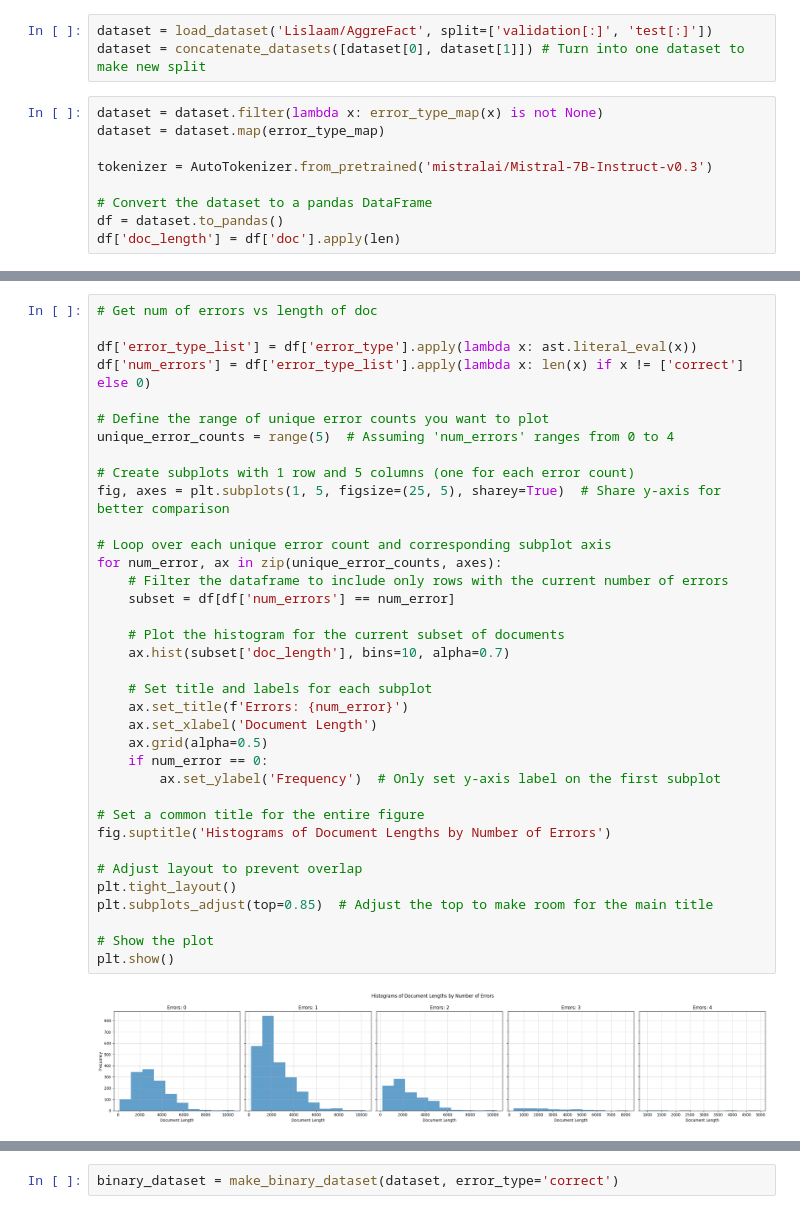
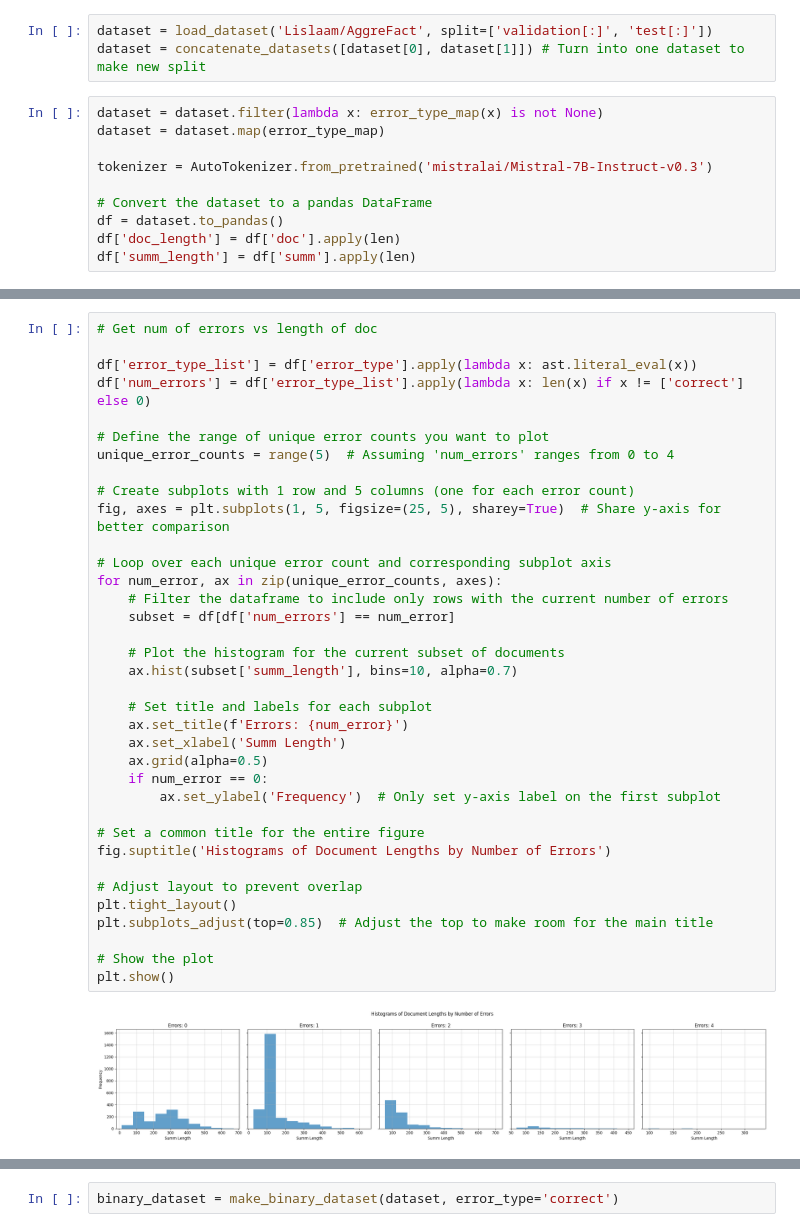
Before and after one commit to Lislaam/llm_hallucinations, a Jupyter notebook: explore_dataset.ipynb, the cells around one changed output, grey strips where cells are left out. Saved outputs shown, nothing was run; the diff lists cells and outputs as text.

```diff
--- a/explore_dataset.ipynb
+++ b/explore_dataset.ipynb
@@ -130,6 +131,7 @@ tokenizer = AutoTokenizer.from_pretrained('mistralai/Mistral-7B-Instruct-v0.3')
 # Convert the dataset to a pandas DataFrame
 df = dataset.to_pandas()
 df['doc_length'] = df['doc'].apply(len)
+df['summ_length'] = df['summ'].apply(len)
 # %%
 # Define the two origins you want to compare
 origin_1 = 'xsum'  # Replace with the actual value for the first origin
@@ -163,36 +182,36 @@ df['num_errors'] = df['error_type_list'].apply(lambda x: len(x) if x != ['correc
 
 # Define the range of unique error counts you want to plot
 unique_error_counts = range(5)  # Assuming 'num_errors' ranges from 0 to 4
 
 # Create subplots with 1 row and 5 columns (one for each error count)
 fig, axes = plt.subplots(1, 5, figsize=(25, 5), sharey=True)  # Share y-axis for better comparison
 
 # Loop over each unique error count and corresponding subplot axis
 for num_error, ax in zip(unique_error_counts, axes):
     # Filter the dataframe to include only rows with the current number of errors
     subset = df[df['num_errors'] == num_error]
 
     # Plot the histogram for the current subset of documents
-    ax.hist(subset['doc_length'], bins=10, alpha=0.7)
+    ax.hist(subset['summ_length'], bins=10, alpha=0.7)
 
     # Set title and labels for each subplot
     ax.set_title(f'Errors: {num_error}')
-    ax.set_xlabel('Document Length')
+    ax.set_xlabel('Summ Length')
     ax.grid(alpha=0.5)
     if num_error == 0:
         ax.set_ylabel('Frequency')  # Only set y-axis label on the first subplot
 
 # Set a common title for the entire figure
 fig.suptitle('Histograms of Document Lengths by Number of Errors')
 
 # Adjust layout to prevent overlap
 plt.tight_layout()
 plt.subplots_adjust(top=0.85)  # Adjust the top to make room for the main title
 
 # Show the plot
 plt.show()
 # %% [output]
-[figure, old version]
+[figure, new version]
 # %%
 # Function to tokenize and calculate length
 def tokenize_length(text):
```
Also changed, not shown: parts of 7 cells of this notebook, 14 other files.
